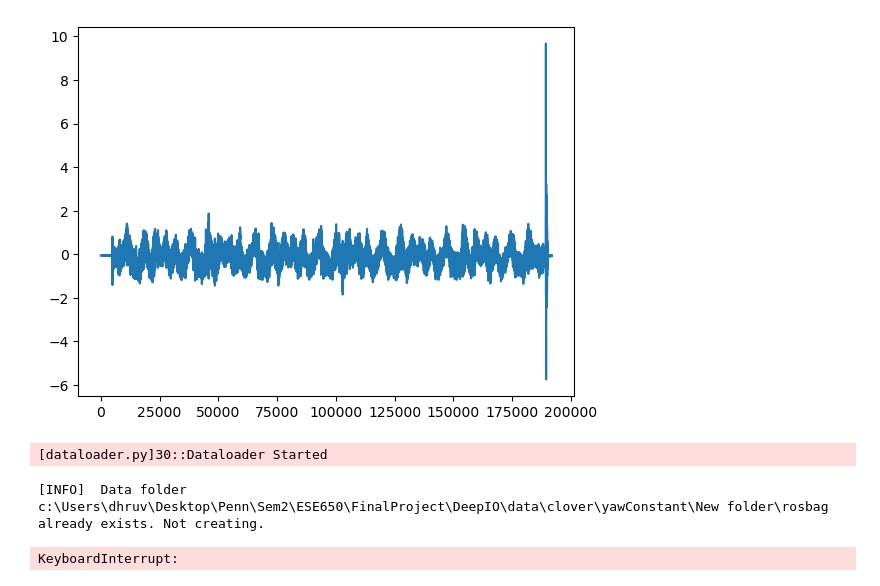
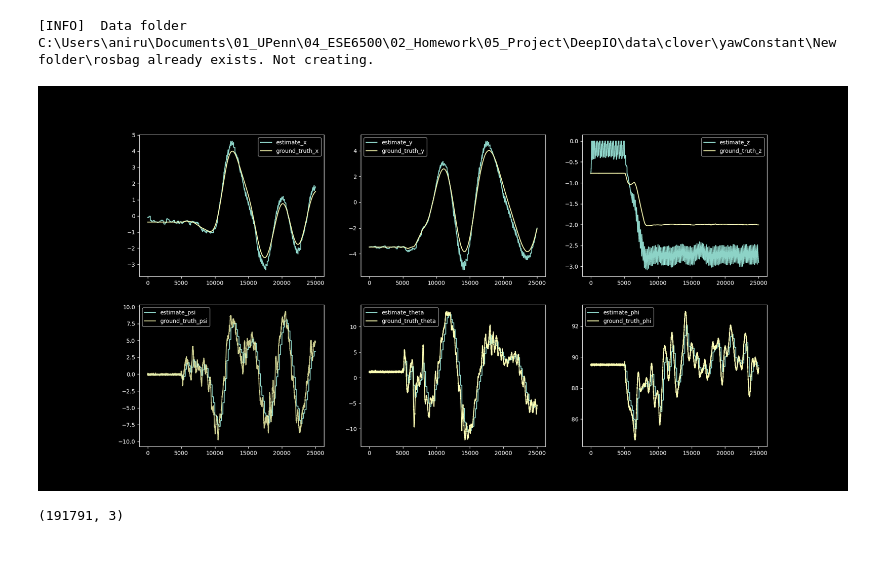
Before and after one commit to git-dhruv/DeepIO, a Jupyter notebook: src/dataloader_demo.ipynb, the cells around one changed output. Drawn from its saved outputs; the diff is of its cells as text; code cells hidden in the pictures; blank space fills up the shorter version.

```diff
--- a/src/dataloader_demo.ipynb
+++ b/src/dataloader_demo.ipynb
@@ -1,2 +1,4 @@
 # %%
 from dataloader import *
+from adaptiveEKF import *
+learner = OnlineLearningFusion()
@@ -62,13 +5,42 @@ gyro, acc, rpm, mocap, q, t = tmp.convertDataToIndividualNumpy()
-# %%
-plt.plot(acc[0, :])
-plt.show()
-# %% [output]
-[figure, removed]
-# %%
-from mocapFusion import *
-learner = OnlineLearingFusion()
-learner.runPipeline()
-# %% [output]
-[dataloader.py]30::Dataloader Started
-[INFO]  Data folder c:\Users\dhruv\Desktop\Penn\Sem2\ESE650\FinalProject\DeepIO\data\clover\yawConstant\New folder\rosbag already exists. Not creating.
-KeyboardInterrupt:
+# %%
+
+estimate, covariance, ground_truth, gyro, acc, perturbedMocap, eulers = learner.runPipeline(
+    Adapt=True, IMU_step=20, MotionCap_step=200, sensor_biases=np.array([1000.0, 130, -150.0]))
+# %% [output]
+[INFO]  Data folder C:\Users\aniru\Documents\01_UPenn\04_ESE6500\02_Homework\05_Project\DeepIO\data\clover\yawConstant\New folder\rosbag already exists. Not creating.
+# %%
+%matplotlib widget
+fig, axs = plt.subplots(2, 3, figsize=(20, 10))
+
+axs[0, 0].plot(estimate[:, 0], label='estimate_x')
+axs[0, 0].plot(ground_truth[:, 0], label='ground_truth_x')
+axs[0, 0].legend()
+
+axs[0, 1].plot(estimate[:, 1], label='estimate_y')
+axs[0, 1].plot(ground_truth[:, 1], label='ground_truth_y')
+axs[0, 1].legend()
+
+axs[0, 2].plot(estimate[:, 2], label='estimate_z')
+axs[0, 2].plot(ground_truth[:, 2], label='ground_truth_z')
+axs[0, 2].legend()
+
+axs[1, 0].plot(estimate[:, 9]*180/np.pi, label='estimate_psi')
+axs[1, 0].plot(ground_truth[:, 3]*180/np.pi,
+               label='ground_truth_psi', alpha=0.8)
+axs[1, 0].legend()
+
+axs[1, 1].plot(estimate[:, 10]*180/np.pi, label='estimate_theta')
+axs[1, 1].plot(ground_truth[:, 4]*180/np.pi, label='ground_truth_theta')
+axs[1, 1].legend()
+
+axs[1, 2].plot(estimate[:, 11]*180/np.pi, label='estimate_phi')
+axs[1, 2].plot(ground_truth[:, 5]*180/np.pi, label='ground_truth_phi')
+axs[1, 2].legend()
+
+plt.show()
+# %% [output]
+[figure, added]
+# %%
+eulers.shape
+# %% [output]
+(191791, 3)
```
Also changed, not shown: parts of 7 cells of this notebook, 3 other files.
